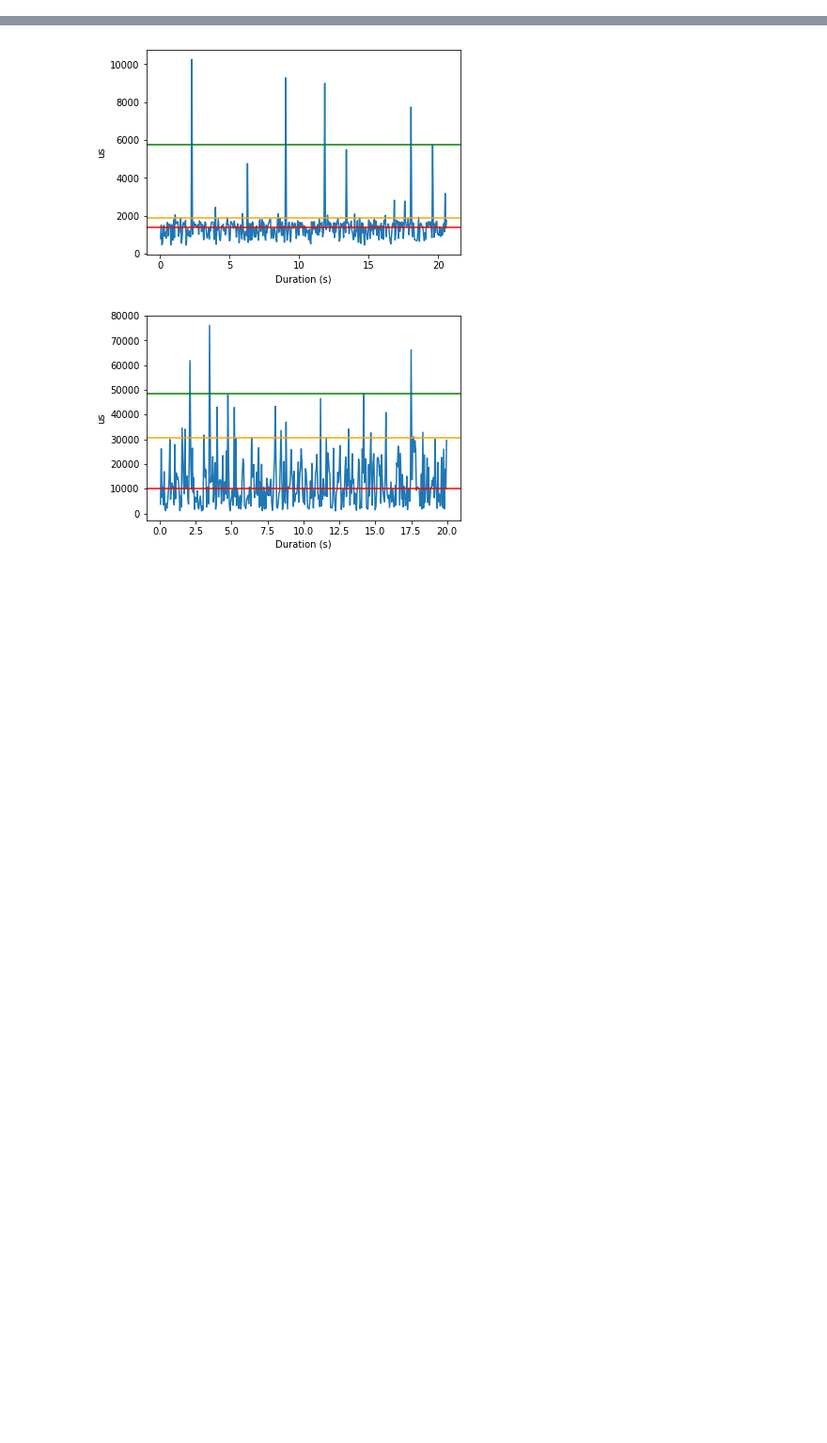
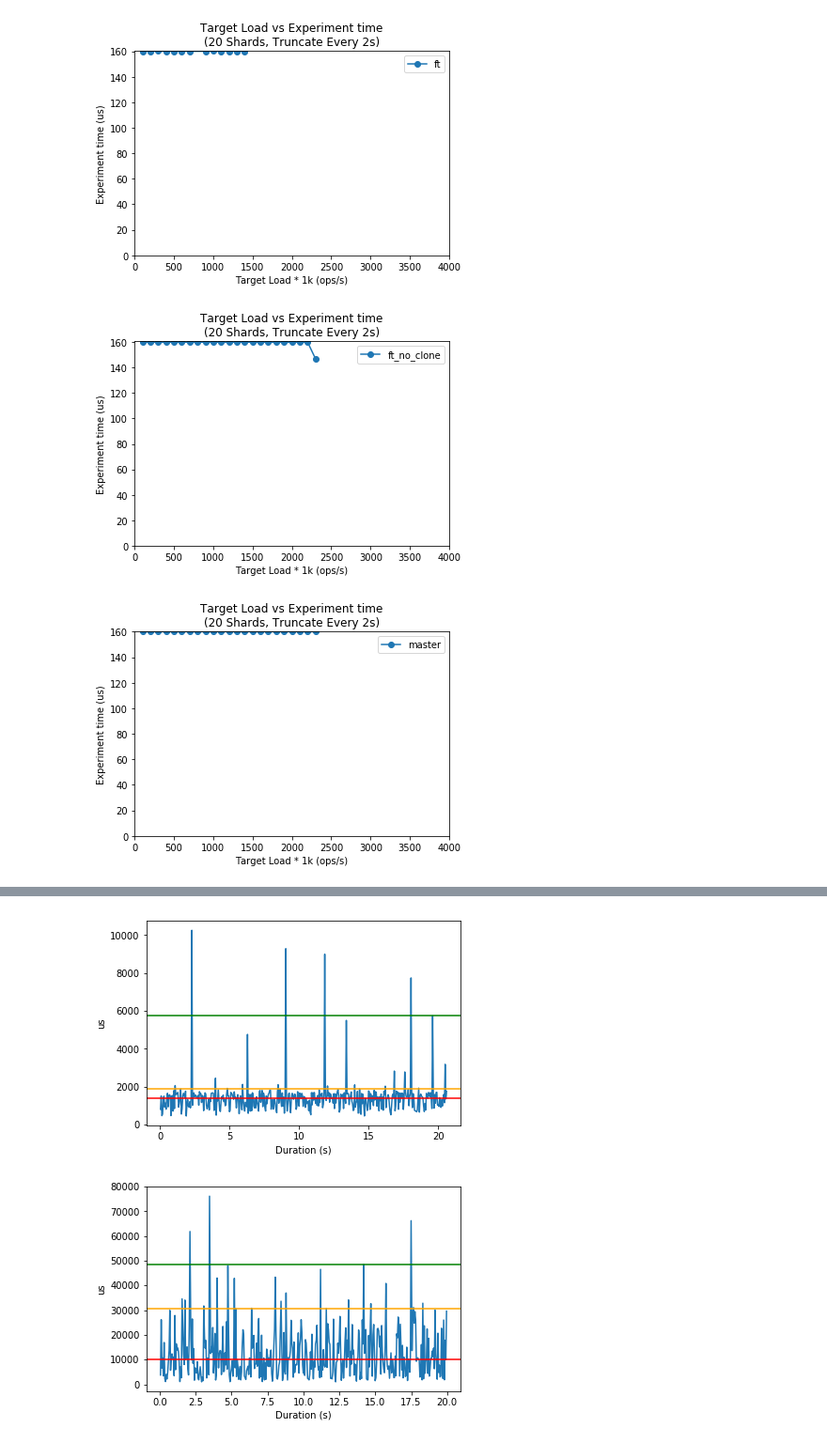
Before and after one commit to mit-pdos/noria, a Jupyter notebook: fault_tolerance_bm/overhead.ipynb, the cells around one changed output, grey strips where cells are left out. Shown: that part at 94% size. Cells and saved outputs as stored; diff of their text form; code cells hidden in the pictures; blank space fills up the shorter version.

```diff
--- a/fault_tolerance_bm/overhead.ipynb
+++ b/fault_tolerance_bm/overhead.ipynb
@@ -244,3 +344,11 @@ plot_value_vs_time(targets, lambda x: x.time(TimeValue.R_RMT), sharding=20, righ
+# %%
+plot_value_vs_time(targets, lambda x: x.time(TimeValue.EXP_TIME), title=TimeValue.EXP_TIME.value, sharding=20, right=right, bottom=0, binaries=['ft'])
+plot_value_vs_time(targets, lambda x: x.time(TimeValue.EXP_TIME), title=TimeValue.EXP_TIME.value, sharding=20, right=right, bottom=0, binaries=['ft_no_clone'])
+plot_value_vs_time(targets, lambda x: x.time(TimeValue.EXP_TIME), title=TimeValue.EXP_TIME.value, sharding=20, right=right, bottom=0, binaries=['master'])
+# %% [output]
+[figure, added]
+[figure, added]
+[figure, added]
 # %%
 binaries=['ft','ft_no_clone','master']
 targets=[i * 100000 for i in range(1, 40)]
```
Also changed, not shown: parts of 12 cells of this notebook, 2 other files.
